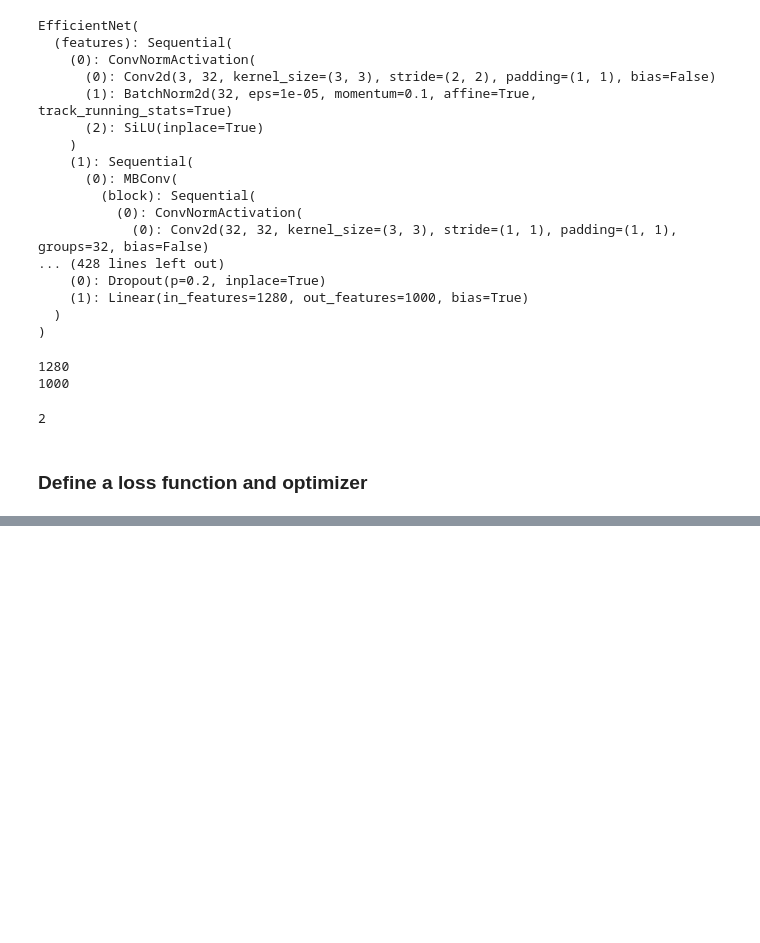
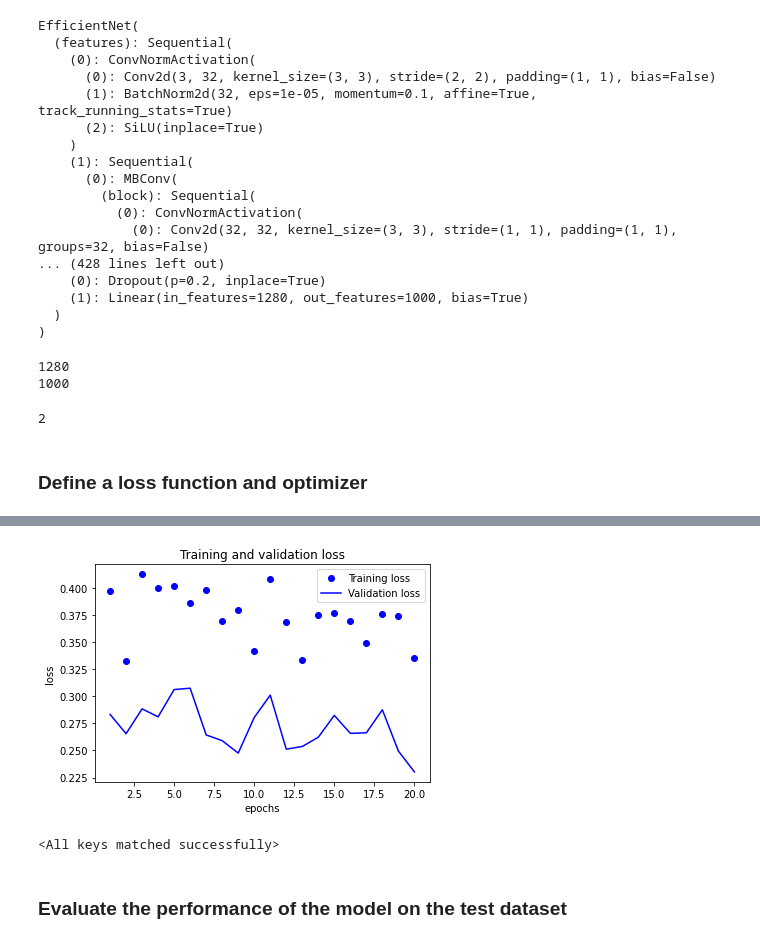
Before and after one commit to shazzad-hasan/deep-learning-projects, a Jupyter notebook: image_classification/ants_vs_bees.ipynb, the cells around one changed output, grey strips where cells are left out. Cells and saved outputs as stored; diff of their text form; code cells hidden in the pictures; blank space fills up the shorter version.

```diff
--- a/image_classification/ants_vs_bees.ipynb
+++ b/image_classification/ants_vs_bees.ipynb
@@ -195,3 +195,5 @@ criterion = nn.CrossEntropyLoss() # categorical cross-entropy
 # specify optimizer
 params = model.parameters()
 optimizer = optim.SGD(params, lr=0.001, momentum=0.9) # SGD with momentum
+# learning rate scheduler
+lr_scheduler = torch.optim.lr_scheduler.StepLR(optimizer, step_size=8, gamma=0.1)
@@ -197,0 +289,19 @@ optimizer = optim.SGD(params, lr=0.001, momentum=0.9) # SGD with momentum
+# %%
+# plot training and validation loss for each epoch
+epochs = range(1, num_epochs+1)
+plt.plot(epochs, train_loss, 'bo', label='Training loss')
+plt.plot(epochs, valid_loss, 'b', label='Validation loss')
+plt.xlabel('epochs')
+plt.ylabel('loss')
+plt.title('Training and validation loss')
+plt.legend(loc='upper right')
+plt.show()
+# %% [output]
+[figure, added]
+# %%
+# load the model with the lowest validation loss
+model.load_state_dict(torch.load('model.pt'))
+# %% [output]
+<All keys matched successfully>
+# %% [markdown]
+### Evaluate the performance of the model on the test dataset
```
Also changed, not shown: parts of 3 cells of this notebook.
